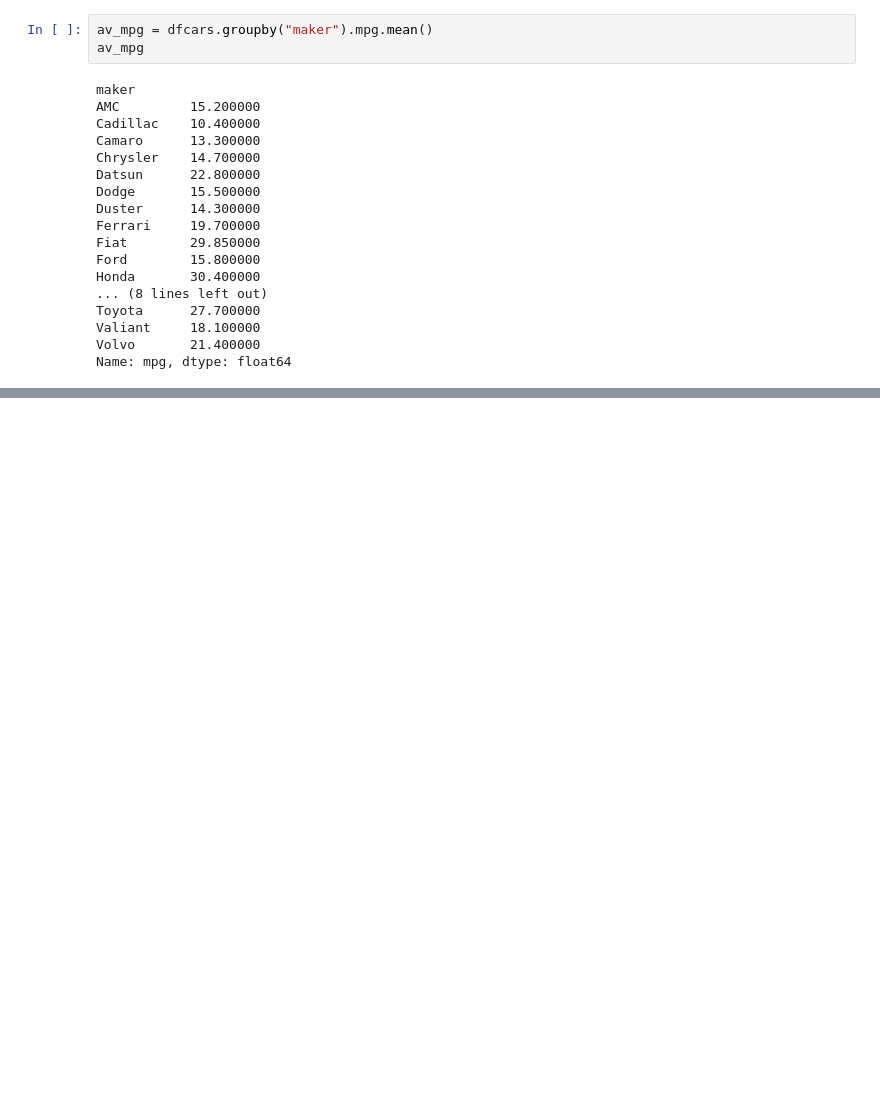
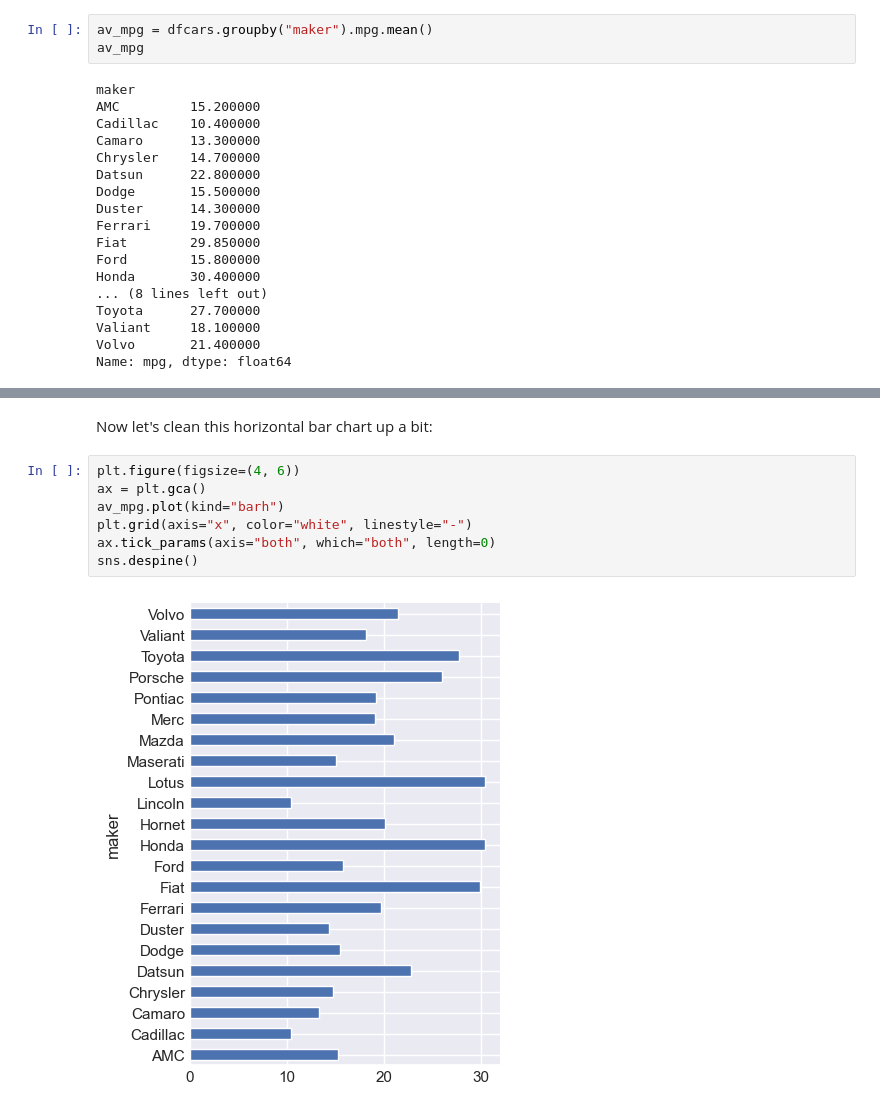
Before and after one commit to crdcamp/lin-reg-application, a Jupyter notebook: references/1_exploratory_data_analysis.ipynb, the cells around one changed output, grey strips where cells are left out. Saved outputs shown, nothing was run; the diff lists cells and outputs as text; blank space fills up the shorter version.

```diff
--- a/references/1_exploratory_data_analysis.ipynb
+++ b/references/1_exploratory_data_analysis.ipynb
@@ -638,0 +690,11 @@ Name: mpg, dtype: float64
+# %% [markdown]
+Now let's clean this horizontal bar chart up a bit:
+# %%
+plt.figure(figsize=(4, 6))
+ax = plt.gca()
+av_mpg.plot(kind="barh")
+plt.grid(axis="x", color="white", linestyle="-")
+ax.tick_params(axis="both", which="both", length=0)
+sns.despine()
+# %% [output]
+[figure, added]
```
Also changed, not shown: parts of 10 cells of this notebook.
